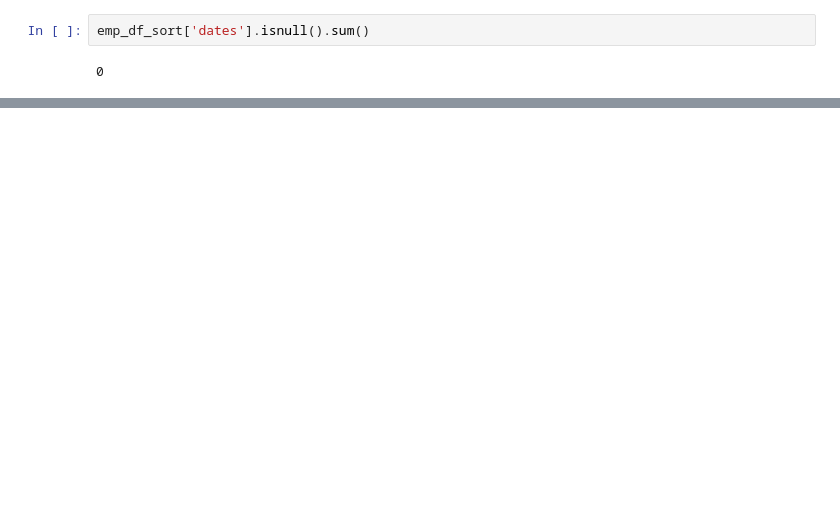
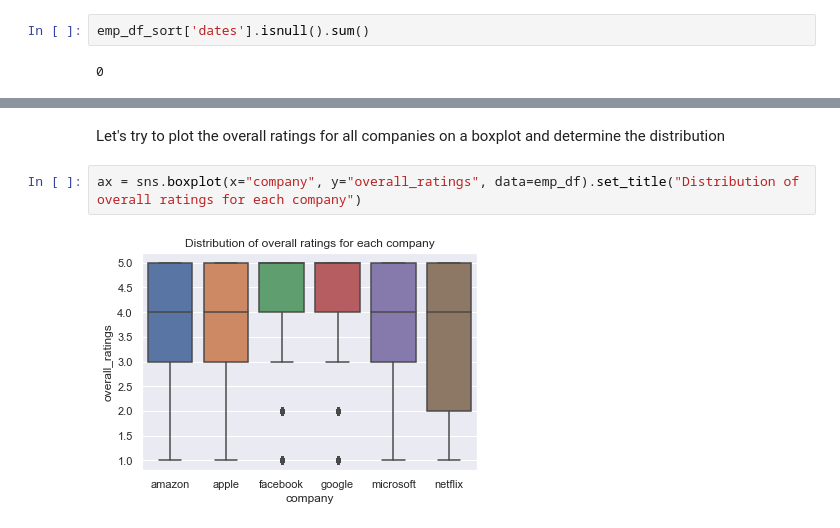
Before and after one commit to venustrip/Capstone-1, a Jupyter notebook: employee.ipynb, the cells around one changed output, grey strips where cells are left out. Drawn from its saved outputs; the diff is of its cells as text; blank space fills up the shorter version.

Commit message:
Added data story

```diff
--- a/employee.ipynb
+++ b/employee.ipynb
@@ -222,0 +293,6 @@ At the end of this process, the only variables that continue to have null values
+# %% [markdown]
+Let's try to plot the overall ratings for all companies on a boxplot and determine the distribution
+# %%
+ax = sns.boxplot(x="company", y="overall_ratings", data=emp_df).set_title("Distribution of overall ratings for each company")
+# %% [output]
+[figure, added]
```
Also changed, not shown: parts of 48 cells of this notebook.
